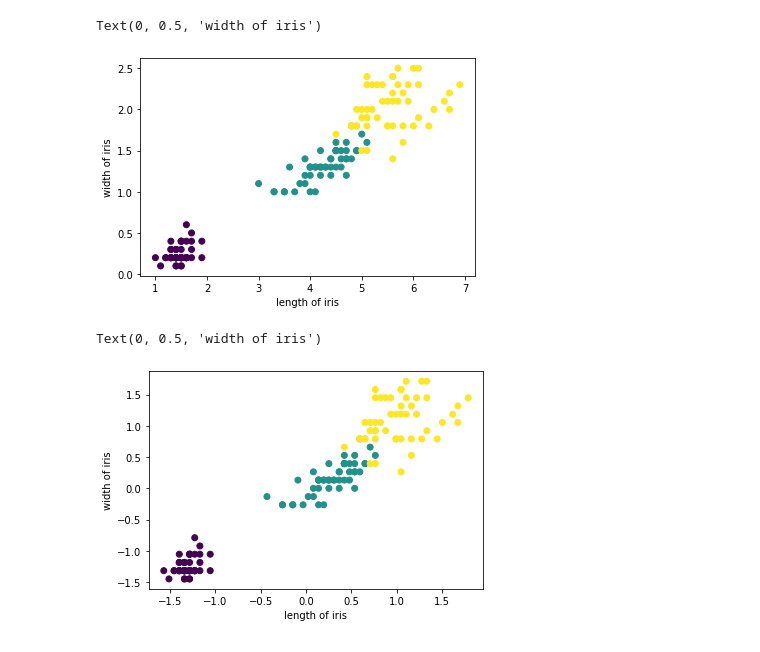
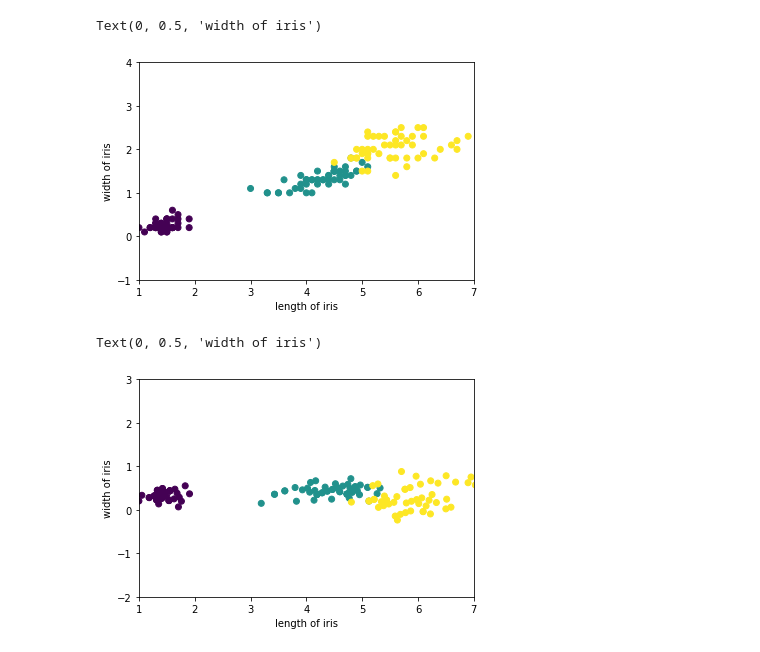
Before and after one commit to singwang-cn/The_first_pattern_recognition, a Jupyter notebook: ex4_2.ipynb, the cells around one changed output. Saved outputs shown, nothing was run; the diff lists cells and outputs as text; code cells hidden in the pictures.

```diff
--- a/ex4_2.ipynb
+++ b/ex4_2.ipynb
@@ -17,7 +20,6 @@ x_regula_1 = (x - u)[1] / (sigma[1, 1] ** .5)
 # %%
-#s = sigma.eig(eigenvectors = True)[1]
-#lam = s.inverse().mm(sigma.mm(s))
-s_eigenvalue = sigma.eig(eigenvectors = True)[0][:,0]
-lam = torch.tensor([[1,0],[0,1]])*(s_eigenvalue)
-
-x_deco = lam.mm(x)
+s = sigma.eig(eigenvectors = True)[1]
+s = s.mm(torch.tensor([[1,0],[0,-1]]).float())#adjust to the sample in text
+lam = s.inverse().mm(sigma.mm(s))
+#s_eigenvalue = sigma.eig(eigenvectors = True)[0][:,0]
+#lam = torch.tensor([[1,0],[0,1]])*(s_eigenvalue)
@@ -44,18 +28,24 @@ tensor([[1.4000, 1.4000, 1.3000, 1.5000, 1.4000, 1.7000, 1.4000, 1.5000, 1.4000,
+# %%
+x_noco = s.inverse().mm(x)
 # %%
-species = iris_data.target
+species = iris_data.target#set color for each kind of species
 
 plt.figure('Before regularization')
+plt.xlim(1,7)
+plt.ylim(-1,4)
 plt.scatter(x[0], x[1], c = species)
 plt.xlabel('length of iris')
 plt.ylabel('width of iris')
 # %% [output]
 Text(0, 0.5, 'width of iris')
-[figure, old version]
+[figure, new version]
 # %%
-plt.figure('After regularization')
-plt.scatter(x_regula_0, x_regula_1, c = species)
+plt.figure('After decorrelation')
+plt.scatter(x_noco[0], x_noco[1], c = species)
+plt.xlim(1,7)
+plt.ylim(-2,3)
 plt.xlabel('length of iris')
 plt.ylabel('width of iris')
 # %% [output]
 Text(0, 0.5, 'width of iris')
-[figure, old version]
+[figure, new version]
```
Also changed, not shown: parts of 4 cells of this notebook.
